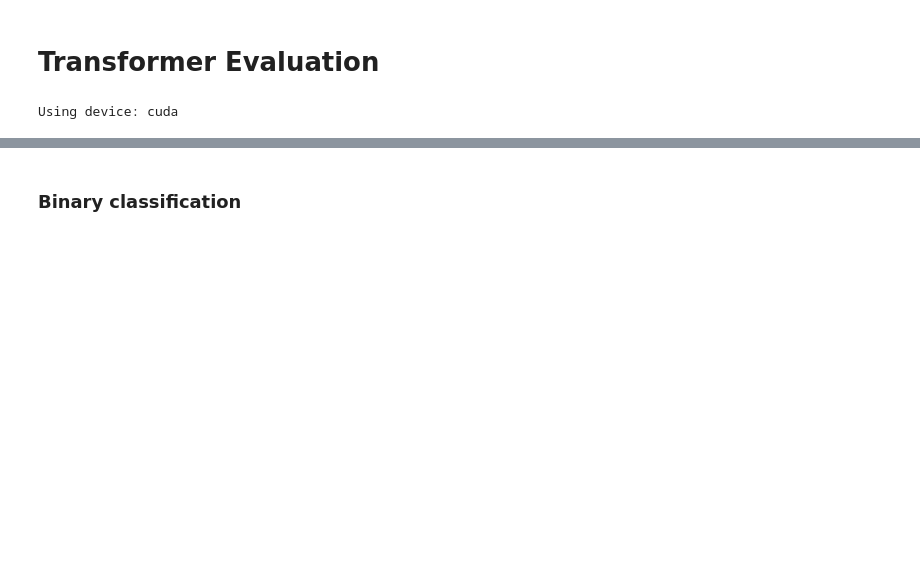
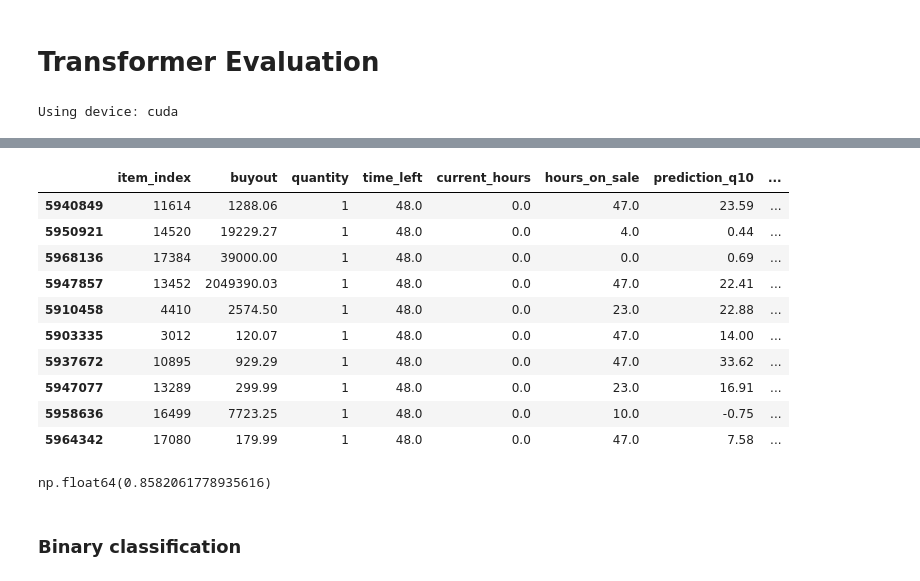
Before and after one commit to AngelUrq/auction_classic, a Jupyter notebook: notebooks/transformer_evaluation.ipynb, the cells around one changed output, grey strips where cells are left out. Saved outputs shown, nothing was run; the diff lists cells and outputs as text; code cells hidden in the pictures; blank space fills up the shorter version.

```diff
--- a/notebooks/transformer_evaluation.ipynb
+++ b/notebooks/transformer_evaluation.ipynb
@@ -34,6 +34,7 @@ Using device: cuda
 # %%
 prediction_time = datetime.strptime("2025-11-01 02:00:00", "%Y-%m-%d %H:%M:%S")
 max_hours_back = 24
+max_sequence_length = 1024
 
 mappings_dir = '../generated/mappings'
 
@@ -77,7 +78,7 @@ Auctions shape: (11885740, 15)
 | 5884505 | 313029399 | 1 | 0.0 | 1995.00 | 1 | 0.5 | 12 | [] | [4, 8, 9, 11] | ... |
 # %%
 model = AuctionTransformer.load_from_checkpoint(
-    '../models/transformer-868.0K-quantile-historical_24/last.ckpt',
+    '../models/transformer-4.2M-quantile-historical_24-lr1e-04-bs64/last.ckpt',
     #'../models/transformer-869.6K-quantile-historical_72/last.ckpt',
     map_location=device
 )
@@ -92,7 +93,7 @@ Pre-trained Transformer model loaded successfully.
 from src.models.inference import predict_dataframe
 
 model = model.to('cuda')
-df_auctions = predict_dataframe(model, df_auctions, prediction_time, feature_stats, max_hours_back=max_hours_back, max_sequence_length=55000)
+df_auctions = predict_dataframe(model, df_auctions, prediction_time, feature_stats, max_hours_back=max_hours_back, max_sequence_length=max_sequence_length)
 
 df_predictions = df_auctions[df_auctions['time_offset'] == 0]
 print(f"Number of rows with nan prediction_q50: {df_predictions['prediction_q50'].isna().sum()}")
@@ -114,8 +151,22 @@ print(f"Mean absolute error: {mae} for {len(df_auctions_filtered)} auctions") #
 # %%
-df_auctions_filtered[['item_index', 'buyout','quantity', 'time_left', 'current_hours', 'hours_on_sale', 'prediction_q10', 'prediction_q50', 'prediction_q90']].sample(10)
+df_auctions_filtered[['item_index', 'buyout','quantity', 'time_left', 'current_hours', 'hours_on_sale', 'prediction_q10', 'prediction_q50', 'prediction_q90', 'is_short_duration']].sample(10)
+# %% [output]
+|  | item_index | buyout | quantity | time_left | current_hours | hours_on_sale | prediction_q10 | ... |
+| 5940849 | 11614 | 1288.06 | 1 | 48.0 | 0.0 | 47.0 | 23.59 | ... |
+| 5950921 | 14520 | 19229.27 | 1 | 48.0 | 0.0 | 4.0 | 0.44 | ... |
+| 5968136 | 17384 | 39000.00 | 1 | 48.0 | 0.0 | 0.0 | 0.69 | ... |
+| 5947857 | 13452 | 2049390.03 | 1 | 48.0 | 0.0 | 47.0 | 22.41 | ... |
+| 5910458 | 4410 | 2574.50 | 1 | 48.0 | 0.0 | 23.0 | 22.88 | ... |
+| 5903335 | 3012 | 120.07 | 1 | 48.0 | 0.0 | 47.0 | 14.00 | ... |
+| 5937672 | 10895 | 929.29 | 1 | 48.0 | 0.0 | 47.0 | 33.62 | ... |
+| 5947077 | 13289 | 299.99 | 1 | 48.0 | 0.0 | 23.0 | 16.91 | ... |
+| 5958636 | 16499 | 7723.25 | 1 | 48.0 | 0.0 | 10.0 | -0.75 | ... |
+| 5964342 | 17080 | 179.99 | 1 | 48.0 | 0.0 | 47.0 | 7.58 | ... |
 # %%
 df_auctions_filtered['coverage'] = (df_auctions_filtered['prediction_q10'] <= df_auctions_filtered['hours_on_sale']) & (df_auctions_filtered['hours_on_sale'] <= df_auctions_filtered['prediction_q90'])
 df_auctions_filtered['coverage'].mean()
+# %% [output]
+np.float64(0.8582061778935616)
 # %% [markdown]
 ### Binary classification
 # %%
```
Also changed, not shown: parts of 6 cells of this notebook, 2 other files.
